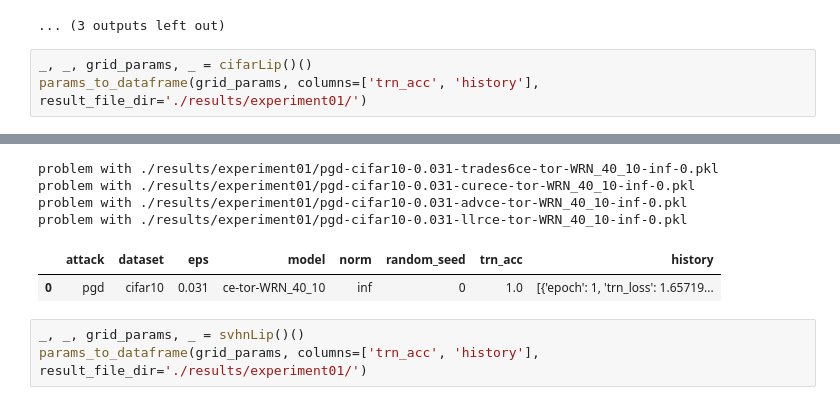
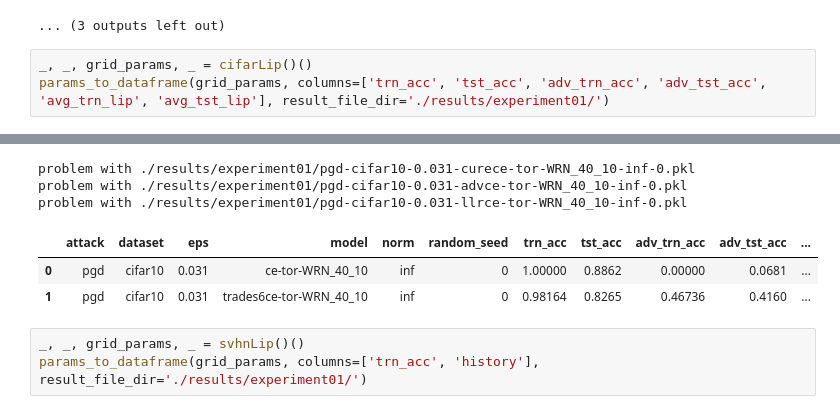
Before and after one commit to yangarbiter/blindguess, a Jupyter notebook: plot.ipynb, the cells around one changed output, grey strips where cells are left out. Cells and saved outputs as stored; diff of their text form.

```diff
--- a/plot.ipynb
+++ b/plot.ipynb
@@ -115,5 +115,5 @@ problem with ./results/experiment01/pgd-fashion-0.1-advce-tor-ResNet50-inf-0.pkl
 ... (3 outputs left out)
 # %%
 _, _, grid_params, _ = cifarLip()()
-params_to_dataframe(grid_params, columns=['trn_acc', 'history'], result_file_dir='./results/experiment01/')
+params_to_dataframe(grid_params, columns=['trn_acc', 'tst_acc', 'adv_trn_acc', 'adv_tst_acc', 'avg_trn_lip', 'avg_tst_lip'], result_file_dir='./results/experiment01/')
 # %% [output]
@@ -126,9 +125,9 @@ E1230 11:50:55.691750 139653776140096 auto_var.py:341] Error with {'attack': 'pg
-problem with ./results/experiment01/pgd-cifar10-0.031-trades6ce-tor-WRN_40_10-inf-0.pkl
 problem with ./results/experiment01/pgd-cifar10-0.031-curece-tor-WRN_40_10-inf-0.pkl
 problem with ./results/experiment01/pgd-cifar10-0.031-advce-tor-WRN_40_10-inf-0.pkl
 problem with ./results/experiment01/pgd-cifar10-0.031-llrce-tor-WRN_40_10-inf-0.pkl
-|  | attack | dataset | eps | model | norm | random_seed | trn_acc | history |
-| 0 | pgd | cifar10 | 0.031 | ce-tor-WRN_40_10 | inf | 0 | 1.0 | [{'epoch': 1, 'trn_loss': 1.65719... |
+|  | attack | dataset | eps | model | norm | random_seed | trn_acc | tst_acc | adv_trn_acc | adv_tst_acc | ... |
+| 0 | pgd | cifar10 | 0.031 | ce-tor-WRN_40_10 | inf | 0 | 1.00000 | 0.8862 | 0.00000 | 0.0681 | ... |
+| 1 | pgd | cifar10 | 0.031 | trades6ce-tor-WRN_40_10 | inf | 0 | 0.98164 | 0.8265 | 0.46736 | 0.4160 | ... |
 # %%
 _, _, grid_params, _ = svhnLip()()
 params_to_dataframe(grid_params, columns=['trn_acc', 'history'], result_file_dir='./results/experiment01/')
```
Also changed, not shown: parts of 1 cell of this notebook, 1 other file.
